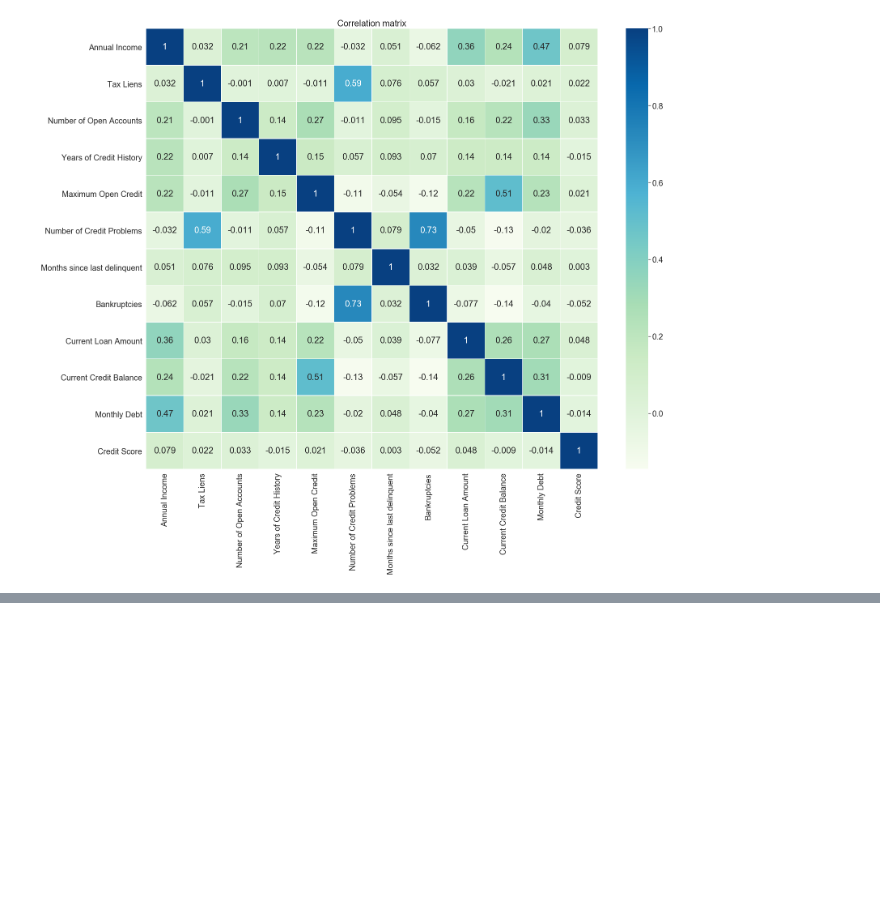
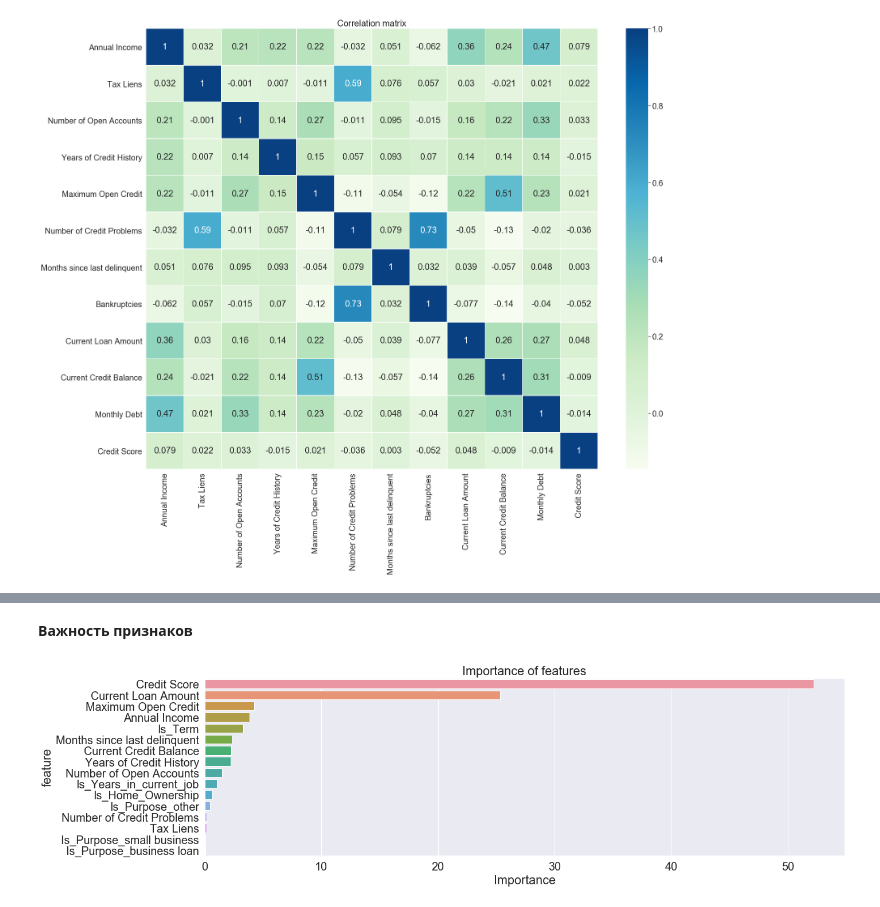
Before and after one commit to superbe/PythonLibrariesForDataScience2, a Jupyter notebook: EBabarykin_solution.ipynb, the cells around one changed output, grey strips where cells are left out. Saved outputs shown, nothing was run; the diff lists cells and outputs as text; code cells hidden in the pictures; blank space fills up the shorter version.

```diff
--- a/EBabarykin_solution.ipynb
+++ b/EBabarykin_solution.ipynb
@@ -974,0 +1501,6 @@ plt.show()
+# %% [markdown]
+**Важность признаков**
+# %%
+important_features_top = show_feature_importances(X_train.columns, final_model.feature_importances_, get_top=9)
+# %% [output]
+[figure, added]
```
Also changed, not shown: parts of 97 cells of this notebook, 14 other files.
